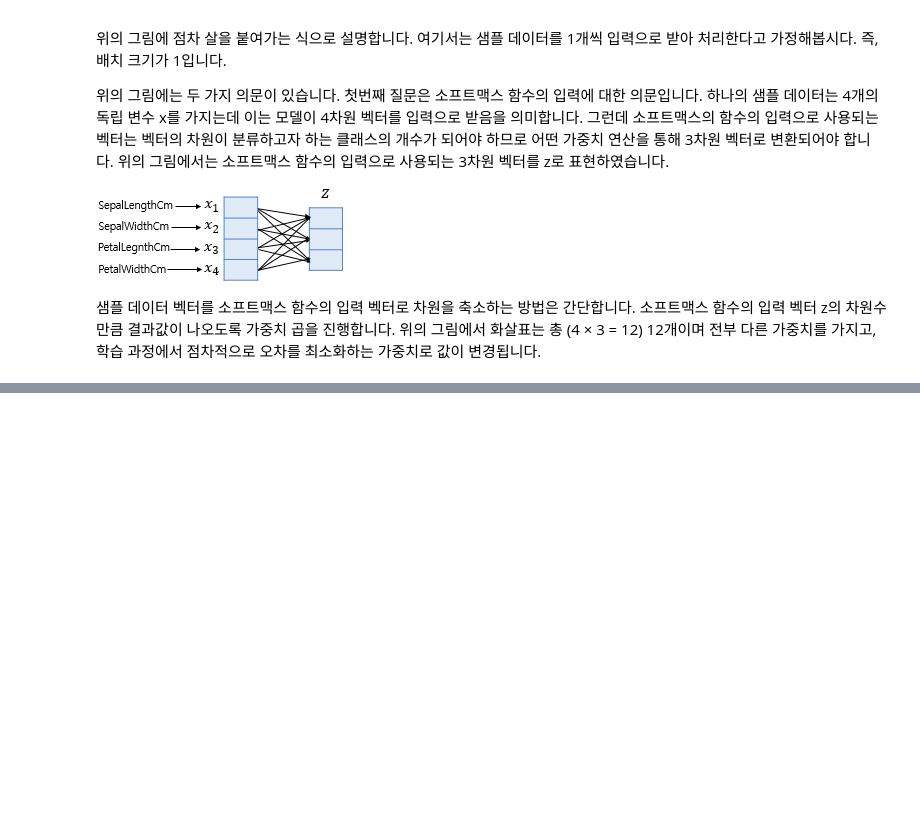
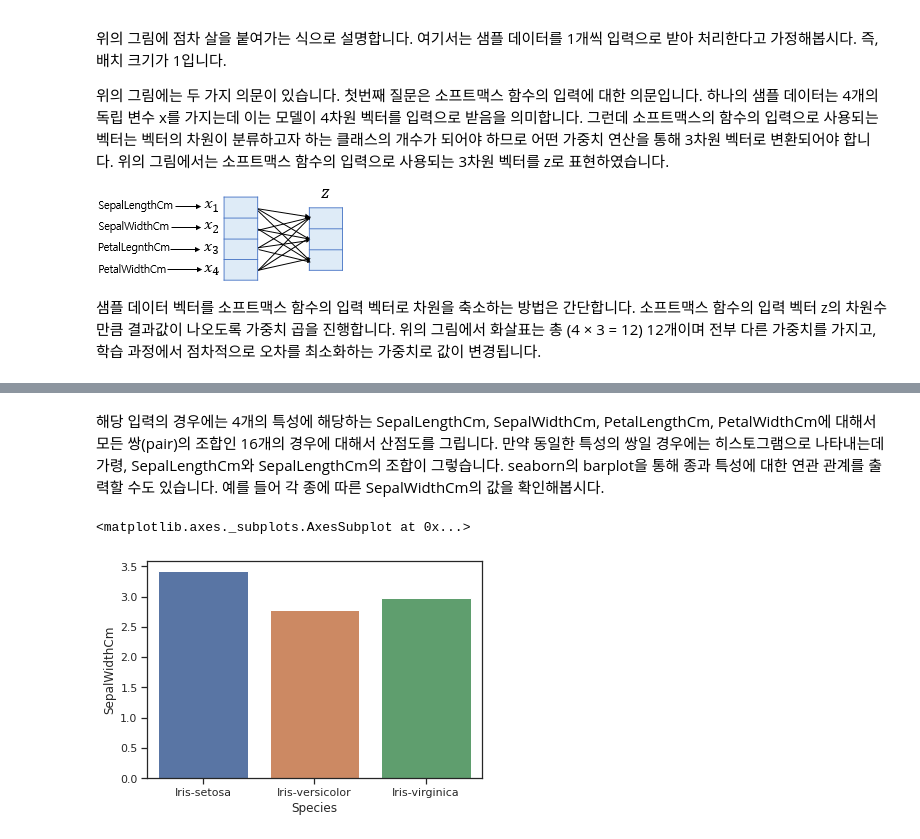
Before and after one commit to spacemaninSeoul/DLbasic, a Jupyter notebook: machine_learning_summary.ipynb, the cells around one changed output, grey strips where cells are left out. Cells and saved outputs as stored; diff of their text form; code cells hidden in the pictures; blank space fills up the shorter version.

```diff
--- a/machine_learning_summary.ipynb
+++ b/machine_learning_summary.ipynb
@@ -1191,0 +1364,8 @@ p3은 versicolor가 정답일 확률로 고려하고자 합니다. 그렇다면
+# %% [markdown]
+해당 입력의 경우에는 4개의 특성에 해당하는 SepalLengthCm, SepalWidthCm, PetalLengthCm, PetalWidthCm에 대해서 모든 쌍(pair)의 조합인 16개의 경우에 대해서 산점도를 그립니다. 만약 동일한 특성의 쌍일 경우에는 히스토그램으로 나타내는데 가령, SepalLengthCm와 SepalLengthCm의 조합이 그렇습니다. seaborn의 barplot을 통해 종과 특성에 대한 연관 관계를 출력할 수도 있습니다. 예를 들어 각 종에 따른 SepalWidthCm의 값을 확인해봅시다.
+# %%
+# 각 종과 특성에 대한 연관 관계
+sns.barplot(data['Species'], data['SepalWidthCm'], ci = None)
+# %% [output]
+<matplotlib.axes._subplots.AxesSubplot at 0x...>
+[figure, added]
```
Also changed, not shown: parts of 33 cells of this notebook.
